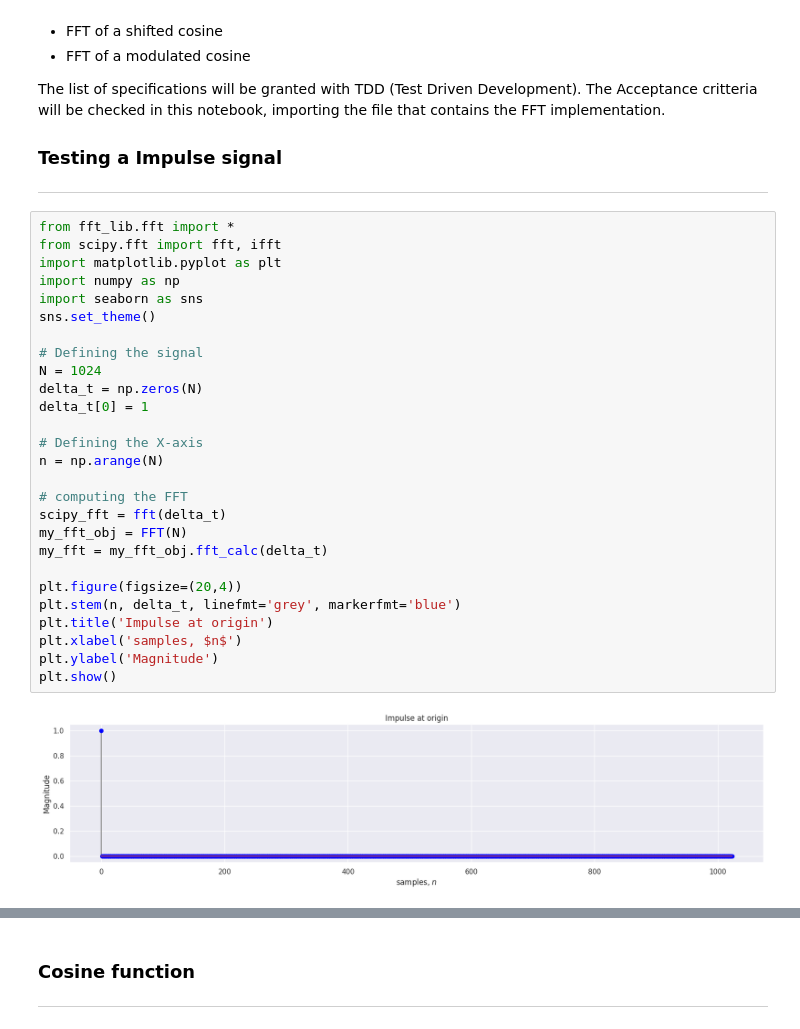
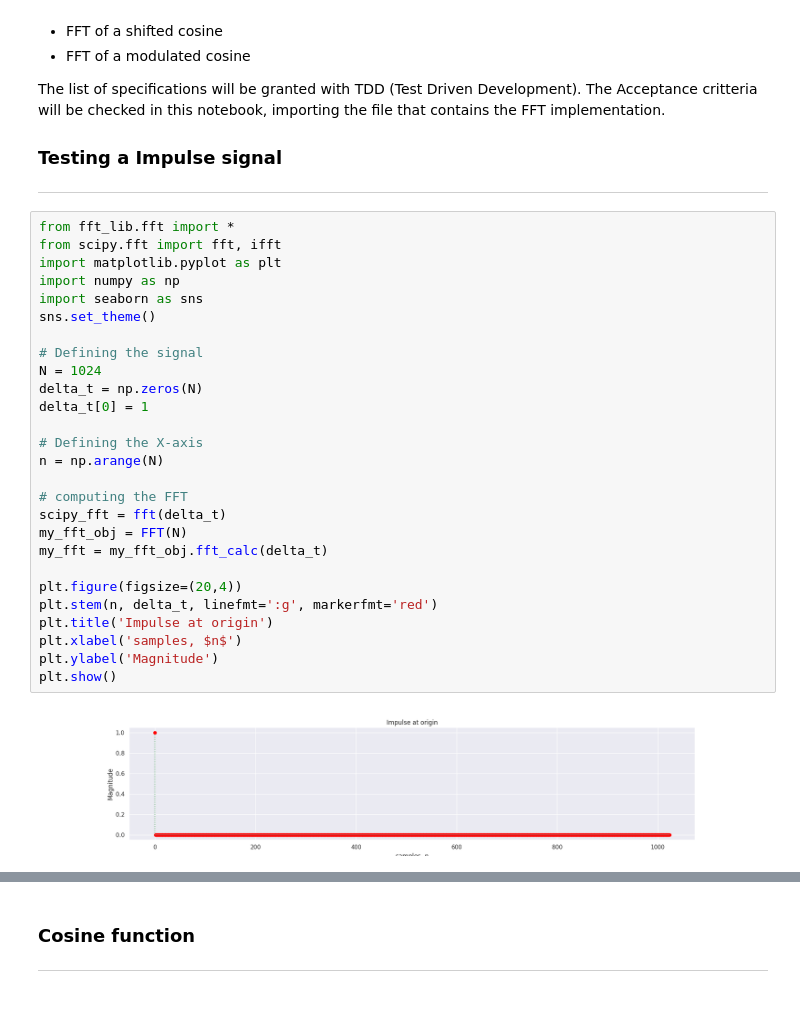
Before and after one commit to JoaoPi314/PDS-sampling-exercise, a Jupyter notebook: FFT implementation.ipynb, the cells around one changed output, grey strips where cells are left out. Cells and saved outputs as stored; diff of their text form.

Commit message:
Change color of graphs

```diff
--- a/FFT implementation.ipynb
+++ b/FFT implementation.ipynb
@@ -234,32 +234,32 @@ The list of specifications will be granted with TDD (Test Driven Development). T
 # %%
 from fft_lib.fft import *
 from scipy.fft import fft, ifft
 import matplotlib.pyplot as plt
 import numpy as np
 import seaborn as sns
 sns.set_theme()
 
 # Defining the signal
 N = 1024
 delta_t = np.zeros(N)
 delta_t[0] = 1
 
 # Defining the X-axis
 n = np.arange(N)
 
 # computing the FFT
 scipy_fft = fft(delta_t)
 my_fft_obj = FFT(N)
 my_fft = my_fft_obj.fft_calc(delta_t)
 
 plt.figure(figsize=(20,4))
-plt.stem(n, delta_t, linefmt='grey', markerfmt='blue')
+plt.stem(n, delta_t, linefmt=':g', markerfmt='red')
 plt.title('Impulse at origin')
 plt.xlabel('samples, $n$')
 plt.ylabel('Magnitude')
 plt.show()
 # %% [output]
-[figure, old version]
+[figure, new version]
 # %%
 # Defining a function to plot the magnitude and phase of FFT
 
```
Also changed, not shown: parts of 10 cells of this notebook, 1 other file.
